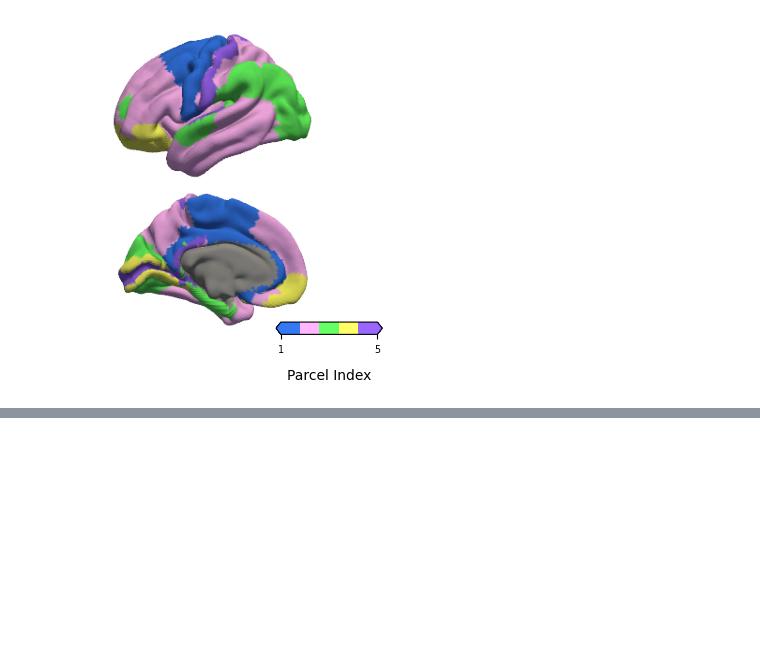
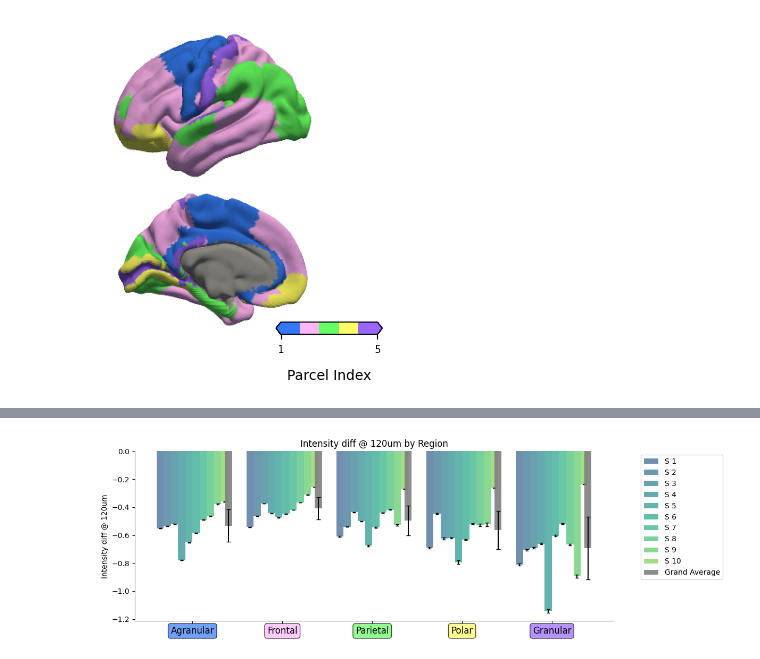
Before and after one commit to dyjung130/cortical_layer, a Jupyter notebook: jupyter-notebook/082725_cyto_parcellate/run_cyto_von_parcellation.ipynb, the cells around one changed output, grey strips where cells are left out. Saved outputs shown, nothing was run; the diff lists cells and outputs as text; code cells hidden in the pictures; blank space fills up the shorter version.

Commit message:
updated the qc files, cyto one majorly

```diff
--- a/jupyter-notebook/082725_cyto_parcellate/run_cyto_von_parcellation.ipynb
+++ b/jupyter-notebook/082725_cyto_parcellate/run_cyto_von_parcellation.ipynb
@@ -529,0 +568,82 @@ print(economo_koskinas_atlas_lh)
+# %%
+#average within the economo_koskinas_atlas_rh   (economo_koskinas_atlas_lh and _rh are the same)
+atlas_to_use = economo_koskinas_atlas_rh
+atlas_unique = np.unique(atlas_to_use)[1:]
+data2plot_sub_mean = np.zeros((len(atlas_unique),data2plot_sub.shape[1]))
+data2plot_sub_std = np.zeros((len(atlas_unique),data2plot_sub.shape[1]))
+data2plot_sub_sem = np.zeros((len(atlas_unique),data2plot_sub.shape[1]))
+for i in range(data2plot_sub.shape[1]):
+    #for each unique parcellation
+    for j in range(atlas_unique.shape[0]):
+        indices = np.where(atlas_unique[j] == atlas_to_use)[0]
+        data2plot_sub_mean[j,i] = np.nanmean(data2plot_sub[indices,i])
+        data2plot_sub_std[j,i] = np.nanstd(data2plot_sub[indices,i])
+        data2plot_sub_sem[j,i] = data2plot_sub_std[j,i] / np.sqrt(len(indices)-1)# sample SEM
+# %%
+
+discrete_colors = {
+    'Agranular': '#3478F6',   # Blue
+    'Frontal': '#FFB6FF',     # Pink
+    'Parietal': '#66FF66',    # Green
+    'Polar': '#FFFF66',       # Yellow
+    'Granular': '#9966FF'     # Purple
+}
+
+
+print(f"Mean data shape: {data2plot_sub_mean.shape}")
+print(f"Standard deviation data shape: {data2plot_sub_sem.shape}")
+cyto_name = ['Agranular','Frontal','Parietal','Polar','Granular']
+# Create a minimalistic bar plot
+plt.figure(figsize=(12,4))
+
+# Use a simple grayscale color palette
+colors = plt.cm.viridis(np.linspace(0.3, 0.8, data2plot_sub_mean.shape[1]))
+
+x_values = np.arange(data2plot_sub_mean.shape[0])
+bar_width = 0.8 / data2plot_sub_mean.shape[1]  # Width of each bar
+
+# Plot bars for each subject
+for i in range(data2plot_sub_mean.shape[1]):
+    x_offset = x_values + (i - data2plot_sub_mean.shape[1]/2 + 0.5) * bar_width
+    plt.bar(x_offset, data2plot_sub_mean[:, i], yerr=data2plot_sub_sem[:, i],
+            width=bar_width, alpha=0.7, capsize=2,
+            color=colors[i], label=f'S {i+1}')
+
+# Calculate grand average across all subjects
+grand_average = np.nanmean(data2plot_sub_mean, axis=1)
+grand_sem = np.nanstd(data2plot_sub_mean, axis=1) / np.sqrt(data2plot_sub_mean.shape[1])
+
+# Plot grand average as separate bars with different style
+x_offset_grand = x_values + (data2plot_sub_mean.shape[1]/2) * bar_width
+plt.bar(x_offset_grand, grand_average, yerr=grand_std,
+         width=bar_width, alpha=0.9, capsize=3,
+         color='grey', label='Grand Average', zorder=10)
+
+plt.ylabel('Intensity diff @ 120um')
+plt.title('Intensity diff @ 120um by Region')
+
+# Remove all spines except bottom and left
+plt.gca().spines['top'].set_visible(False)
+plt.gca().spines['right'].set_visible(False)
+plt.gca().spines['left'].set_color('gray')
+plt.gca().spines['bottom'].set_color('gray')
+# Set x-tick labels with matching background colors
+ax = plt.gca()
+ax.set_xticks(x_values)
+ax.set_xticklabels(cyto_name, fontsize=12, rotation=0, ha='center')
+
+# Apply background colors to each x-tick label
+for i, (tick_label, region_name) in enumerate(zip(ax.get_xticklabels(), cyto_name)):
+    tick_label.set_bbox(dict(boxstyle="round,pad=0.3", facecolor=discrete_colors[region_name], alpha=0.7))
+# Add legend outside the plot area
+plt.legend(bbox_to_anchor=(1.05, 1), loc='upper left')
+
+
+
+
+
+
+
+plt.tight_layout()
+plt.show()
+# %% [output]
@@ -529,0 +652 @@ print(economo_koskinas_atlas_lh)
+[figure, added]
```
Also changed, not shown: parts of 10 cells of this notebook, 1 other file.
